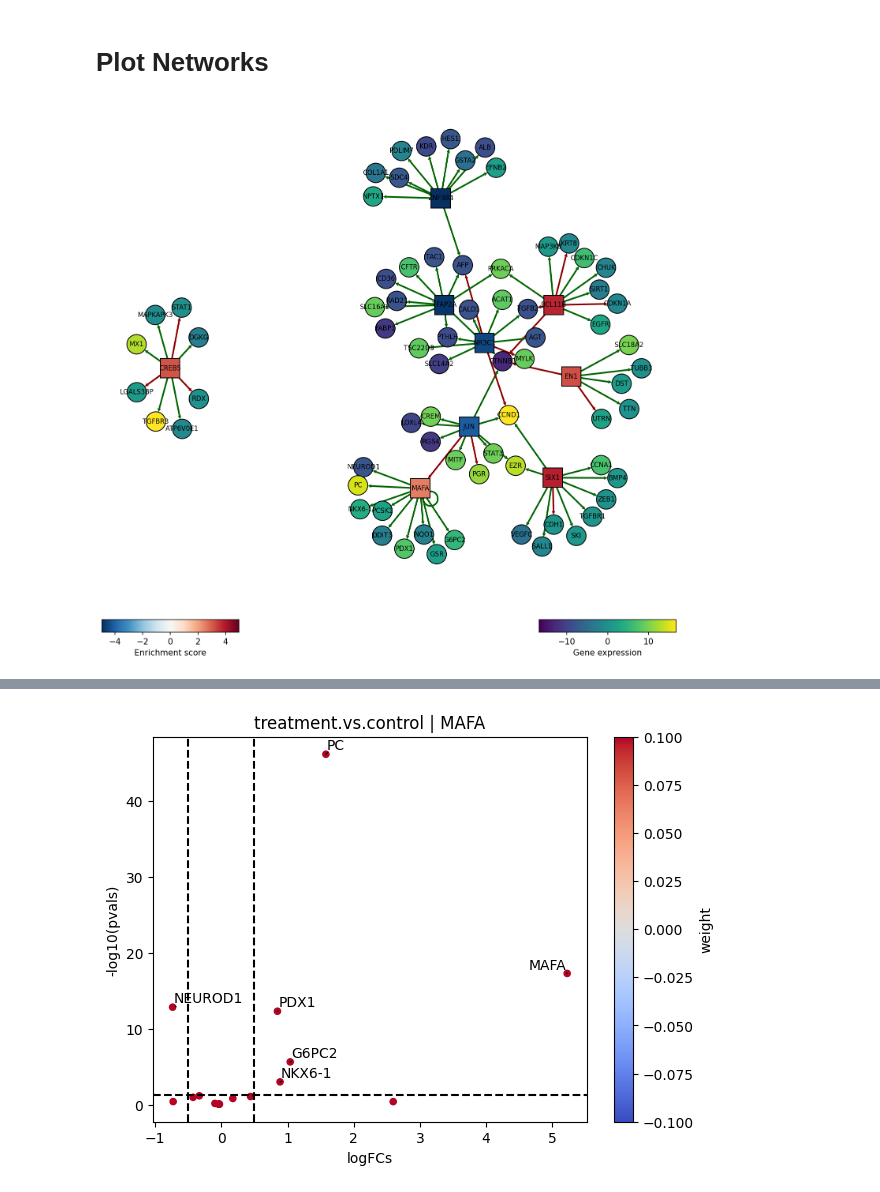
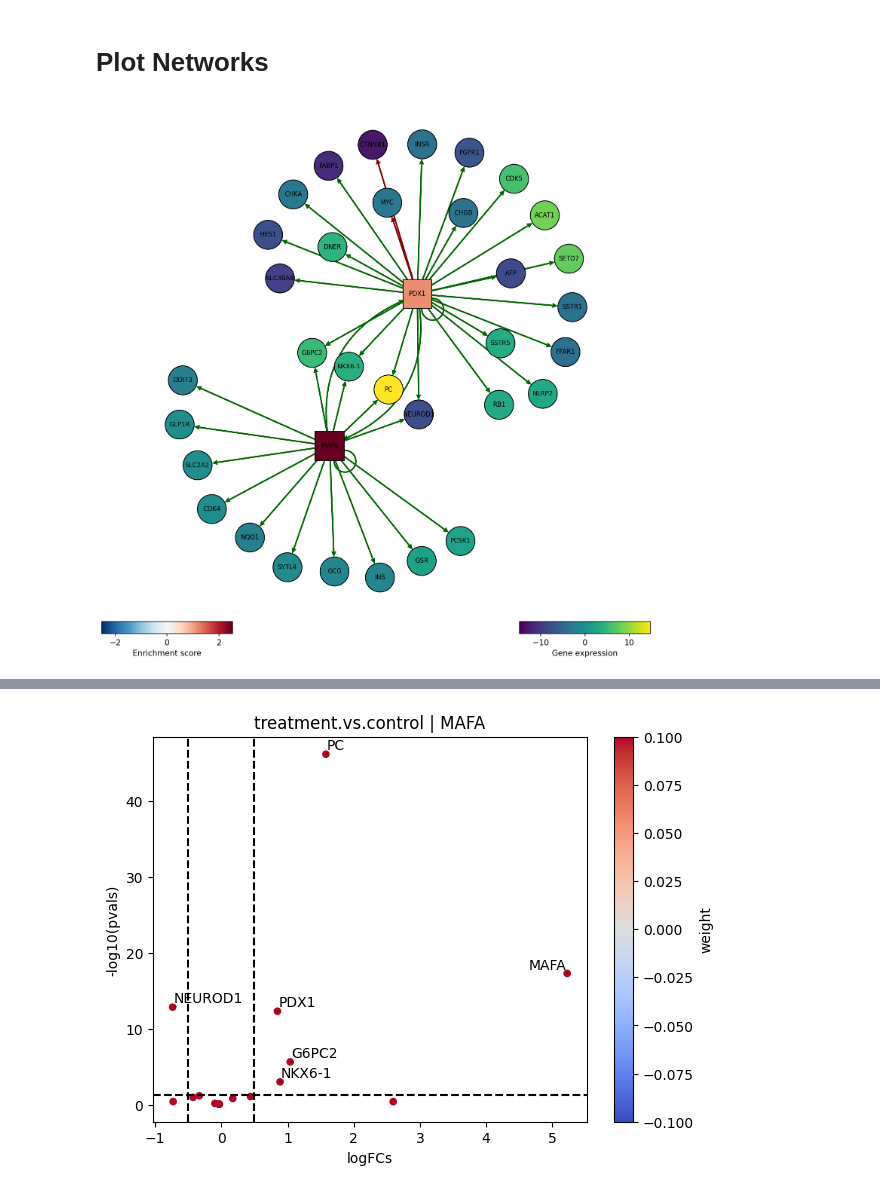
Before and after one commit to AlexanderFastner/MAFA_functional_analysis, a Jupyter notebook: notebooks/direct_comparison_WT_01.ipynb, the cells around one changed output, grey strips where cells are left out. Cells and saved outputs as stored; diff of their text form; code cells hidden in the pictures.

```diff
--- a/notebooks/direct_comparison_WT_01.ipynb
+++ b/notebooks/direct_comparison_WT_01.ipynb
@@ -328,7 +295,8 @@ mat
 # %% [markdown]
 ### Transcription factor activity inference
 # %%
-collectri = dc.get_collectri(organism='human')
+#collectri = dc.get_collectri(organism='human')
+collectri = pd.read_csv("collectri.csv")
 collectri
 # %% [output]
 |  | source | target | weight | PMID |
@@ -455,0 +426,3 @@ long_df
+# %%
+tf_acts_MLM, tf_pvals_MLM, = dc.run_mlm(mat=mat, net=collectri, verbose=True)
+tf_acts_MLM
@@ -456 +478,4 @@ long_df
+# %%
+tf_acts_MLM.index =["mlm_WT_01"]
+tf_acts_MLM.to_csv("WT_01_tf_activity_scores.csv")
 # %%
@@ -461,19 +488,23 @@ long_df
 # %% [markdown]
 # Plot Networks
 # %%
+# ULM Network
+#undo naming to match mat again
+tf_acts_MLM.index =["treatment.vs.control"]
 dc.plot_network(
     net=collectri,
     obs=mat,
     act=tf_acts,
-    n_sources=['SIX1', 'BCL11B', 'EN1', 'CREB5', 'ZNF384', 'TFAP2A', 'NR3C1', 'JUN', 'MAFA'],
-    n_targets=10,
+    #n_sources=['SIX1', 'BCL11B', 'EN1', 'CREB5', 'ZNF384', 'TFAP2A', 'NR3C1', 'JUN', 'MAFA'],
+    n_sources=["PDX1", "MAFA"],
+    n_targets=25,
     node_size=0.5,
     label_size=8,
     figsize=(10, 10),
     c_pos_w='darkgreen',
     c_neg_w='darkred',
     vcenter=True,
-    save = '../figures/direct/WT_T0_T1/plot_networks.png'
+    save = '../figures/direct/WT_T0_T1/plot_networks_ulm.png'
 )
 # %% [output]
-[figure, old version]
+[figure, new version]
```
Also changed, not shown: parts of 25 cells of this notebook, 54 other files.
